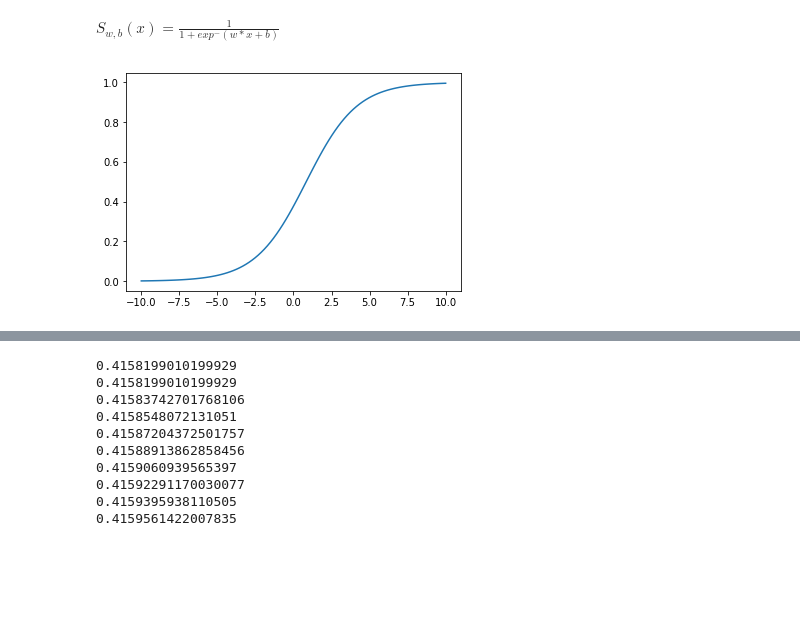
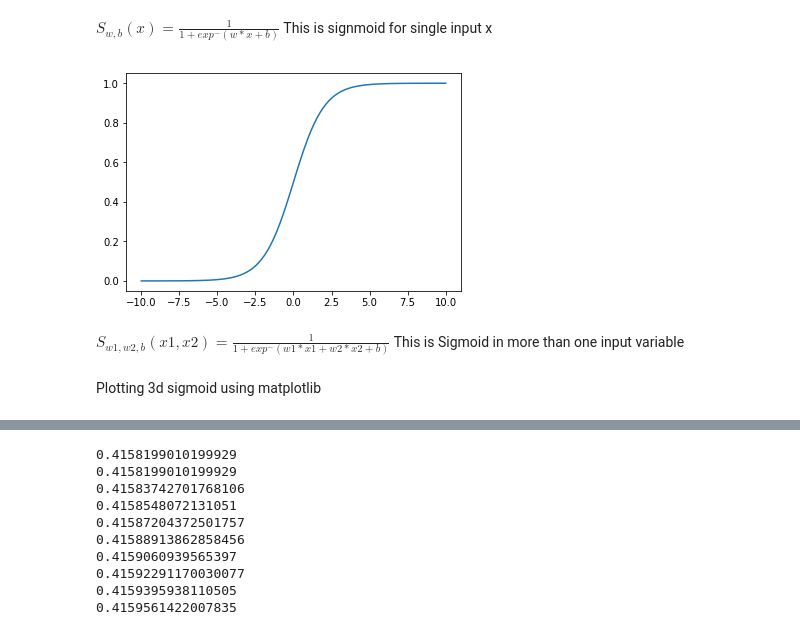
Before and after one commit to aborundiya/NeuralNetwork, a Jupyter notebook: gradientDescent.ipynb, the cells around one changed output, grey strips where cells are left out. Cells and saved outputs as stored; diff of their text form; code cells hidden in the pictures; blank space fills up the shorter version.

```diff
--- a/gradientDescent.ipynb
+++ b/gradientDescent.ipynb
@@ -6,14 +7,18 @@ import matplotlib.pyplot  as plt
 # %% [markdown]
 $S_{w,b}(x)= \frac{1}{1 + exp^-(w*x+b)}$
+This is signmoid for single input x
 # %%
 def sigmoid(w,b,x):
   return 1/(1 + np.exp(-(w*x + b )))
 # %%
-w = 0.6 #@param {type: "slider", min: -2 , max :2 ,step:0.1}
-b = -0.5 #@param {type: "slider", min: -5 , max :5 ,step :0.5}
+w =1 #@param {type: "slider", min: -2 , max :2 ,step:0.1}
+b = 0 #@param {type: "slider", min: -5 , max :5 ,step :0.5}
 X = np.linspace(-10,10,100)
 Y = sigmoid(w,b,X)
 plt.plot(X,Y)
 plt.show()
 # %% [output]
-[figure, old version]
+[figure, new version]
+# %% [markdown]
+$S_{w1,w2,b}(x1,x2)= \frac{1}{1 + exp ^ -(w1*x1 + w2*x2 + b)}$
+This is Sigmoid in more than one input variable
@@ -19,0 +28,2 @@ plt.show()
+# %% [markdown]
+Plotting 3d sigmoid using matplotlib
```
Also changed, not shown: parts of 4 cells of this notebook.
